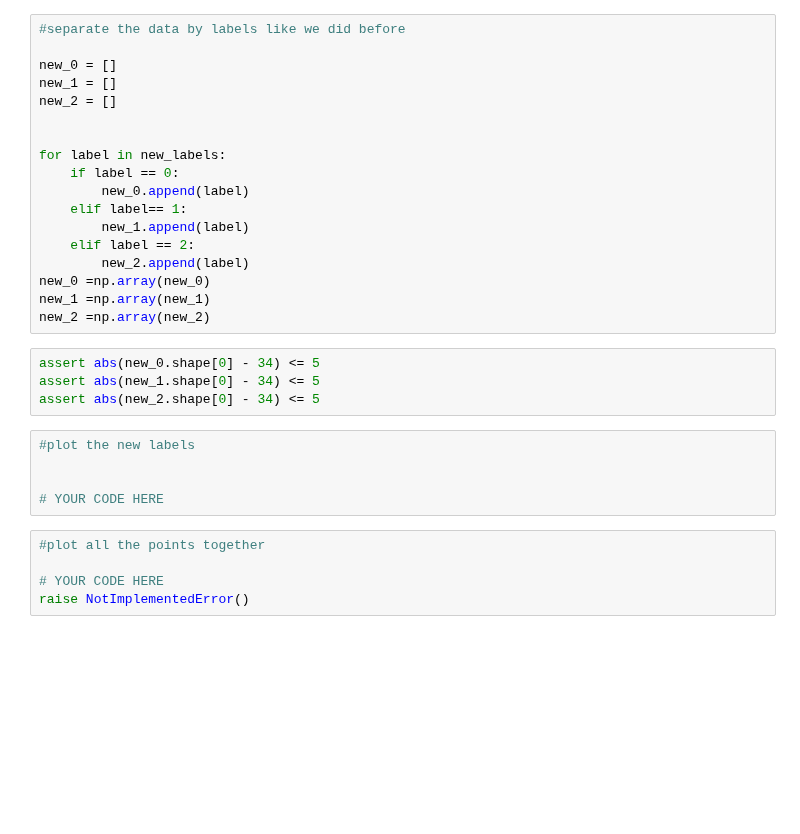
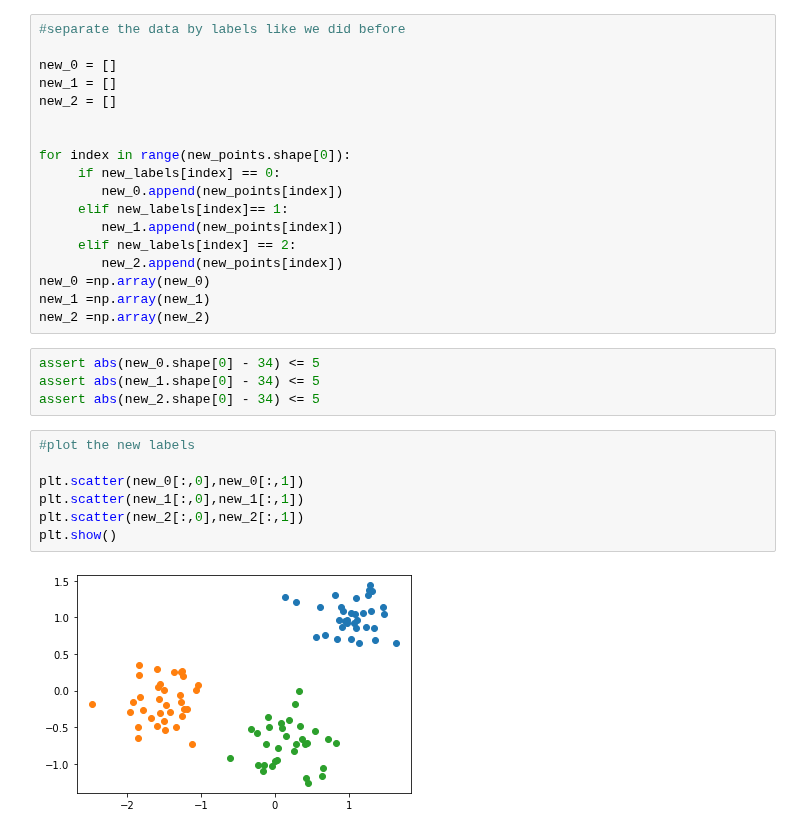
Before and after one commit to EuniceOyeniyi/stive_exercises, a Jupyter notebook: Chapter 02/02. Clustering/02. Hierarchical Clustering/exercises/ml3.ipynb, the cells around one changed output. Saved outputs shown, nothing was run; the diff lists cells and outputs as text; blank space fills up the shorter version.

```diff
--- a/Chapter 02/02. Clustering/02. Hierarchical Clustering/exercises/ml3.ipynb
+++ b/Chapter 02/02. Clustering/02. Hierarchical Clustering/exercises/ml3.ipynb
@@ -176,13 +189,13 @@ new_1 = []
 new_2 = []
 
 
-for label in new_labels:
-    if label == 0:
-        new_0.append(label)
-    elif label== 1:
-        new_1.append(label)
-    elif label == 2:
-        new_2.append(label)
+for index in range(new_points.shape[0]):
+     if new_labels[index] == 0:
+        new_0.append(new_points[index])
+     elif new_labels[index]== 1:
+        new_1.append(new_points[index])
+     elif new_labels[index] == 2:
+        new_2.append(new_points[index])
 new_0 =np.array(new_0)
 new_1 =np.array(new_1)
 new_2 =np.array(new_2)
@@ -190,13 +203,12 @@ new_2 =np.array(new_2)
 assert abs(new_0.shape[0] - 34) <= 5
 assert abs(new_1.shape[0] - 34) <= 5
 assert abs(new_2.shape[0] - 34) <= 5
-# %%
-#plot the new labels
-
-
-# YOUR CODE HERE
-# %%
-#plot all the points together
-
-# YOUR CODE HERE
-raise NotImplementedError()
+# %%
+#plot the new labels
+
+plt.scatter(new_0[:,0],new_0[:,1])
+plt.scatter(new_1[:,0],new_1[:,1])
+plt.scatter(new_2[:,0],new_2[:,1])
+plt.show()
+# %% [output]
+[figure, added]
```
Also changed, not shown: parts of 6 cells of this notebook, 1 other file.
